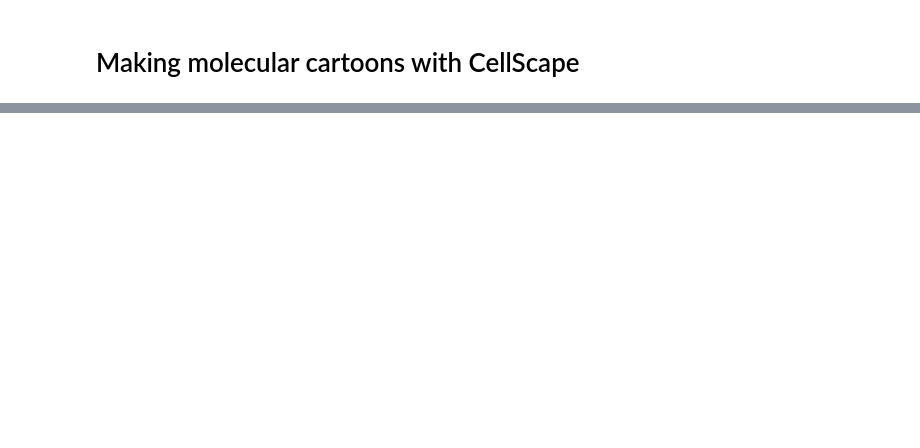
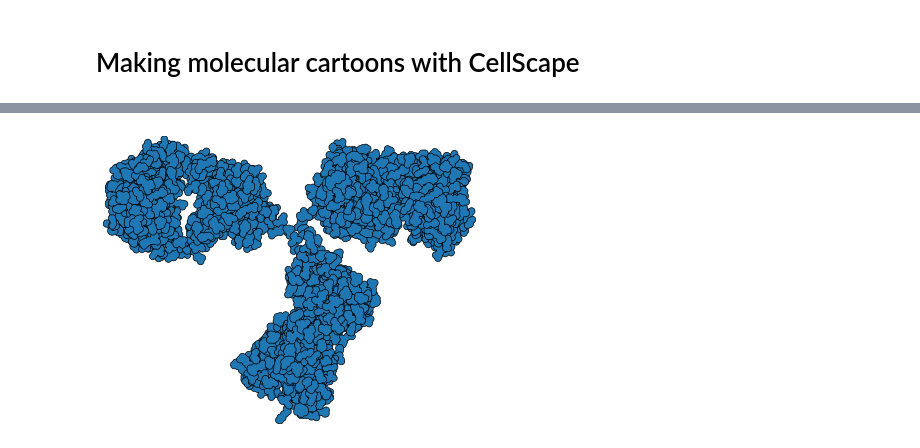
Before and after one commit to jordisr/cellscape, a Jupyter notebook: examples/cartoon.ipynb, the cells around one changed output, grey strips where cells are left out. Saved outputs shown, nothing was run; the diff lists cells and outputs as text; code cells hidden in the pictures; blank space fills up the shorter version.

```diff
--- a/examples/cartoon.ipynb
+++ b/examples/cartoon.ipynb
@@ -134,0 +60,4 @@ ig.export("example_object")
+# %%
+protein.plot()
+# %% [output]
+[figure, added]
```
Also changed, not shown: parts of 79 cells of this notebook, 2 other files.
